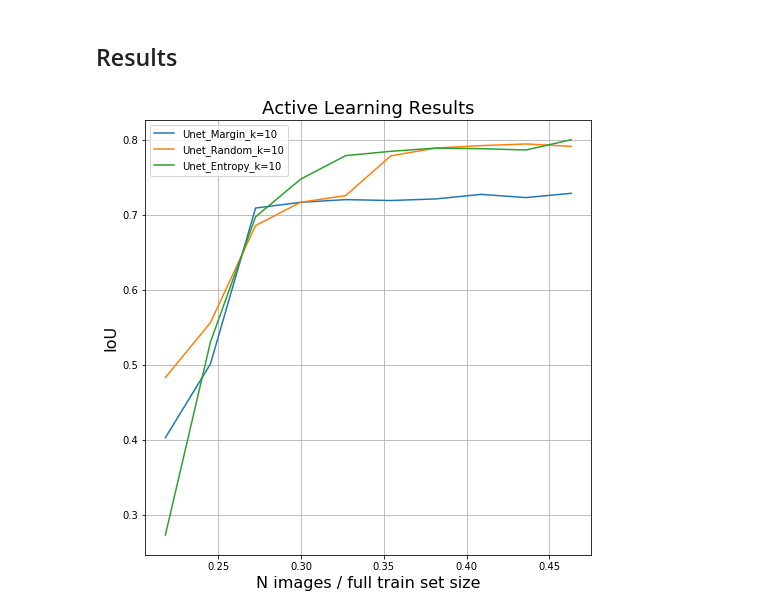
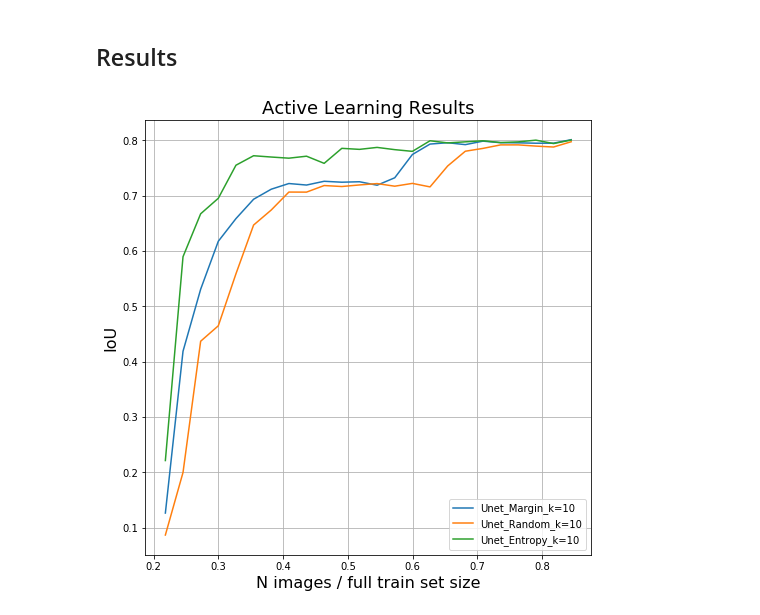
Before and after one commit to RuslanAgishev/active_learning, a Jupyter notebook: src/active_learning_semantic_segmentation.ipynb, the cells around one changed output. Drawn from its saved outputs; the diff is of its cells as text; code cells hidden in the pictures.

```diff
--- a/src/active_learning_semantic_segmentation.ipynb
+++ b/src/active_learning_semantic_segmentation.ipynb
@@ -313,18 +117,18 @@ def al_experiment(model_str, samples_selection_fn, k, visualize_most_uncertain=F
     print('----------------------------------------\n')
     return IoUs, N_train_samples
 # %%
-MAX_QUEERY_IMAGES = 360 # 220 # maximum number of images to train on during AL loop
-MODEL_TRAIN_EPOCHS = 5 # 5 # number of epochs to train a model during one AL cicle
-INITIAL_N_TRAIN_IMAGES = 80 # 20, initial number of accessible labelled images
-NUM_UNCERTAIN_IMAGES = [10]#, 20, 40, 60] # k: number of uncertain images to label at each AL cicle
+MAX_QUEERY_IMAGES = 30 # 220 # maximum number of images to train on during AL loop
+MODEL_TRAIN_EPOCHS = 1 # 5 # number of epochs to train a model during one AL cicle
+INITIAL_N_TRAIN_IMAGES = 20 # 20, initial number of accessible labelled images
+NUM_UNCERTAIN_IMAGES = [10]#, 20]#, 40, 60] # k: number of uncertain images to label at each AL cicle
 SAMPLES_SELECTIONS = ['Margin', 'Random', 'Entropy']
 MODELS = ['Unet']#, 'Linknet', 'FPN', 'PSPNet']
 # %%
 name = ''
 for model in MODELS:
     name += model + '_'
-#name += 'Nsamples_'+str(MAX_QUEERY_IMAGES)
-name += 'epochs_'+str(MODEL_TRAIN_EPOCHS)
+name += 'Nsamples_'+str(MAX_QUEERY_IMAGES)
+name += '_epochs_'+str(MODEL_TRAIN_EPOCHS)
 name += '_N0_'+str(INITIAL_N_TRAIN_IMAGES)
 name += '_Ks_'
 for k in NUM_UNCERTAIN_IMAGES:
@@ -416,26 +222,27 @@ Inference on unlabelled data...
 # %% [markdown]
 ## Results
 # %%
-results = pickle_load(RESULTS_FNAME)
+# results = pickle_load(RESULTS_FNAME)
+results = pickle_load('Unet_epochs_2_N0_80_Ks_10_20_Margin_Random_Entropy_.pkl')
 
 plt.figure(figsize=(8,8))
 
 # choose model
 for model_str in MODELS:
     # choose samples selection function
     for samples_selection_str in SAMPLES_SELECTIONS:
         # choose number of samples to select for labelling from inference results
         for k in NUM_UNCERTAIN_IMAGES:
 
             ious = results[model_str][samples_selection_str][str(k)]['IoUs']
             n_train = results[model_str][samples_selection_str][str(k)]['N_train_samples']
 
-            plt.plot(np.array(n_train[1:][:10])/len(X_train_paths), ious[1:][:10], label=model_str+'_'+samples_selection_str+'_k='+str(k))
+            plt.plot(np.array(n_train[1:])/len(X_train_paths), ious[1:], label=model_str+'_'+samples_selection_str+'_k='+str(k))
 
 plt.grid()
 plt.title('Active Learning Results', fontsize=18)
 plt.xlabel('N images / full train set size', fontsize=16)
 plt.ylabel('IoU', fontsize=16)
 plt.legend();
 # %% [output]
-[figure, old version]
+[figure, new version]
```
Also changed, not shown: parts of 9 cells of this notebook, 5 other files.
